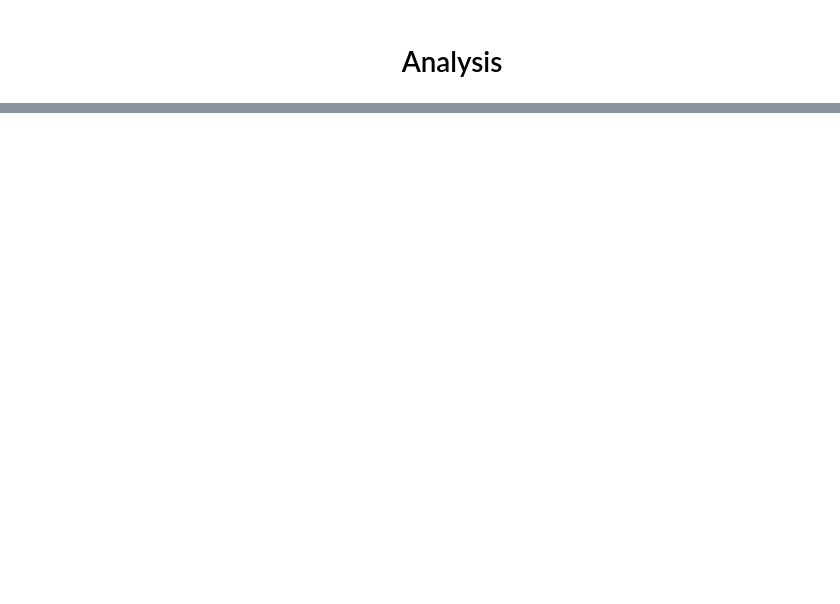
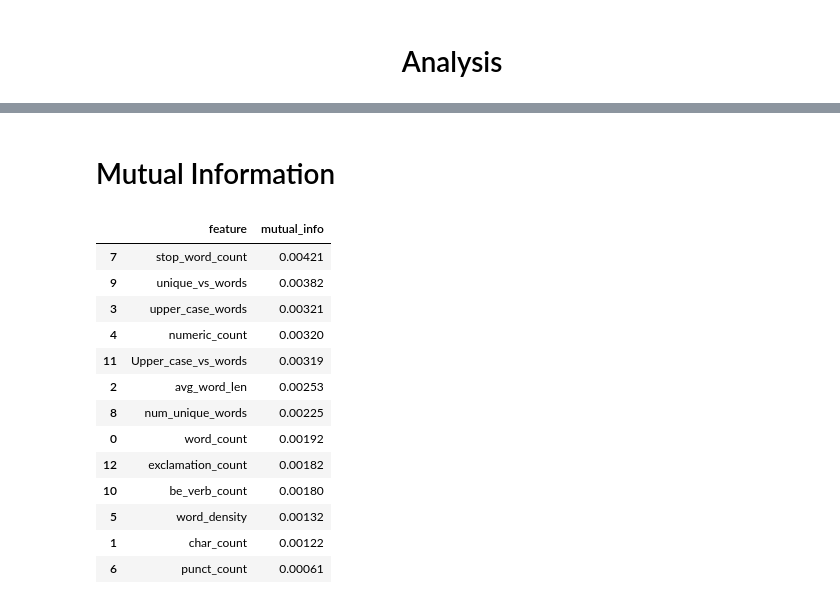
Before and after one commit to gunnerVivek/Abusive-language-detection-in-Online-content, a Jupyter notebook: NoteBooks/basic_features_analysis.ipynb, the cells around one changed output, grey strips where cells are left out. Saved outputs shown, nothing was run; the diff lists cells and outputs as text; code cells hidden in the pictures; blank space fills up the shorter version.

```diff
--- a/NoteBooks/basic_features_analysis.ipynb
+++ b/NoteBooks/basic_features_analysis.ipynb
@@ -193,0 +90,26 @@ data.describe()
+# %% [markdown]
+# Mutual Information
+# %%
+num_importance = mutual_info_classif(X = data.drop(columns=['label', 'message']), y = data['label'],
+                                     discrete_features=False, random_state=42)
+# %%
+temp_data = pd.DataFrame(data = np.column_stack((data.drop(columns=['label', 'message']).columns, num_importance)),
+                         columns = ['feature', 'mutual_info']
+                        )
+temp_data.mutual_info = temp_data.mutual_info.astype('float').round(5)
+temp_data.sort_values('mutual_info', ascending=False)
+# %% [output]
+|  | feature | mutual_info |
+| 7 | stop_word_count | 0.00421 |
+| 9 | unique_vs_words | 0.00382 |
+| 3 | upper_case_words | 0.00321 |
+| 4 | numeric_count | 0.00320 |
+| 11 | Upper_case_vs_words | 0.00319 |
+| 2 | avg_word_len | 0.00253 |
+| 8 | num_unique_words | 0.00225 |
+| 0 | word_count | 0.00192 |
+| 12 | exclamation_count | 0.00182 |
+| 10 | be_verb_count | 0.00180 |
+| 5 | word_density | 0.00132 |
+| 1 | char_count | 0.00122 |
+| 6 | punct_count | 0.00061 |
```
Also changed, not shown: parts of 78 cells of this notebook.
